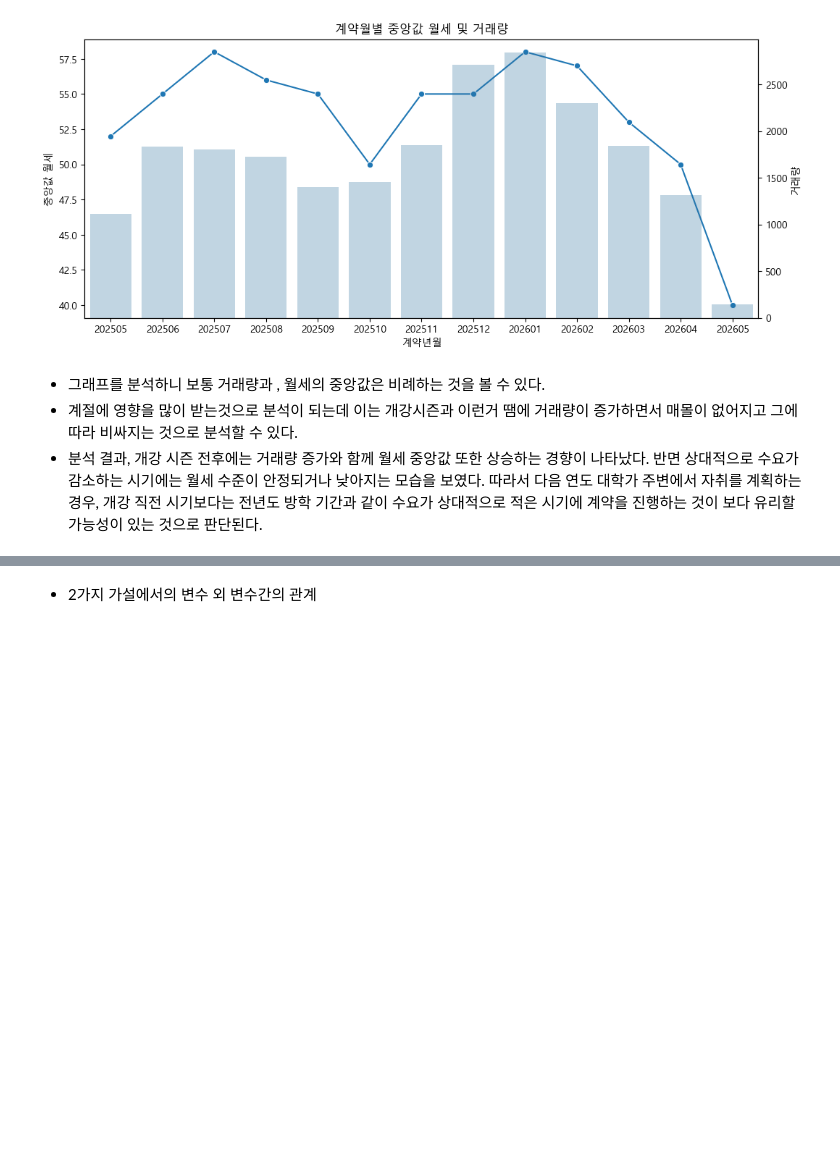
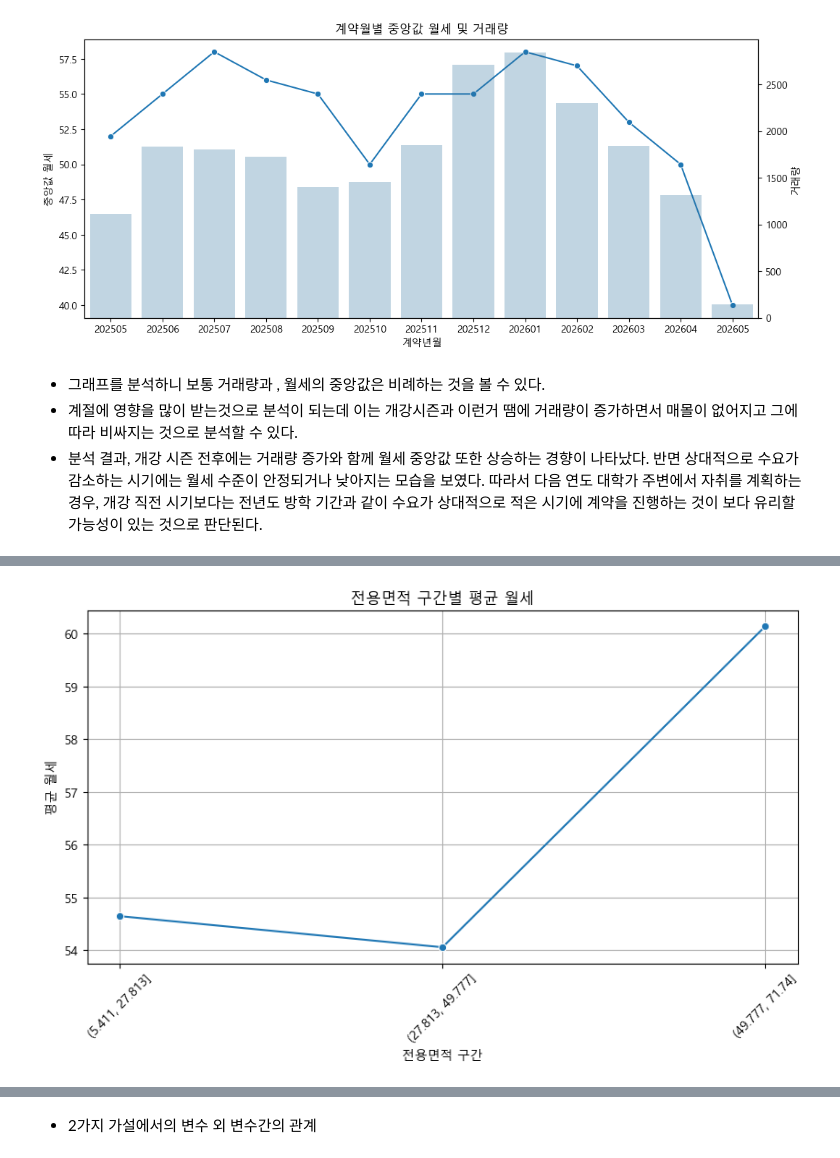
Before and after one commit to dbwofla11/campus-rent-analysis, a Jupyter notebook: 빅데이터분석_프로젝트.ipynb, the cells around one changed output, grey strips where cells are left out. Cells and saved outputs as stored; diff of their text form; code cells hidden in the pictures; blank space fills up the shorter version.

```diff
--- a/빅데이터분석_프로젝트.ipynb
+++ b/빅데이터분석_프로젝트.ipynb
@@ -1580,0 +1613,40 @@ plt.show()
+# %%
+# 구간별 평균 월세 계산
+area_group = (
+    df.groupby('전용면적(㎡)_구간')['월세금(만원)']
+    .mean()
+    .reset_index()
+)
+
+# 문자열 기준 정렬
+area_group = area_group.sort_values(
+    by='전용면적(㎡)_구간',
+    key=lambda col: col.map(
+        lambda x: float(
+            x.split(',')[0]
+            .replace('(', '')
+            .replace('[', '')
+        )
+    )
+)
+
+plt.figure(figsize=(10,5))
+
+sns.lineplot(
+    data=area_group,
+    x='전용면적(㎡)_구간',
+    y='월세금(만원)',
+    marker='o'
+)
+
+plt.xticks(rotation=45)
+
+plt.title('전용면적 구간별 평균 월세')
+plt.xlabel('전용면적 구간')
+plt.ylabel('평균 월세')
+
+plt.grid(True)
+
+plt.show()
+# %% [output]
+[figure, added]
```
Also changed, not shown: parts of 25 cells of this notebook, 11 other files.
